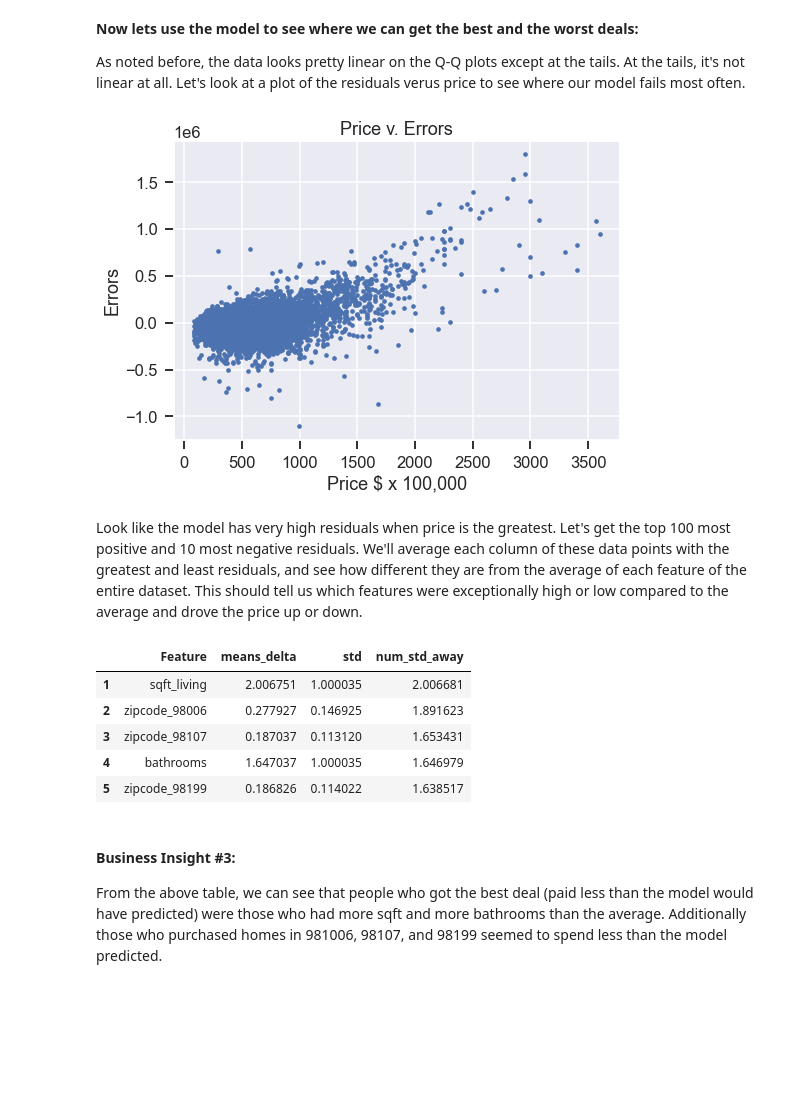
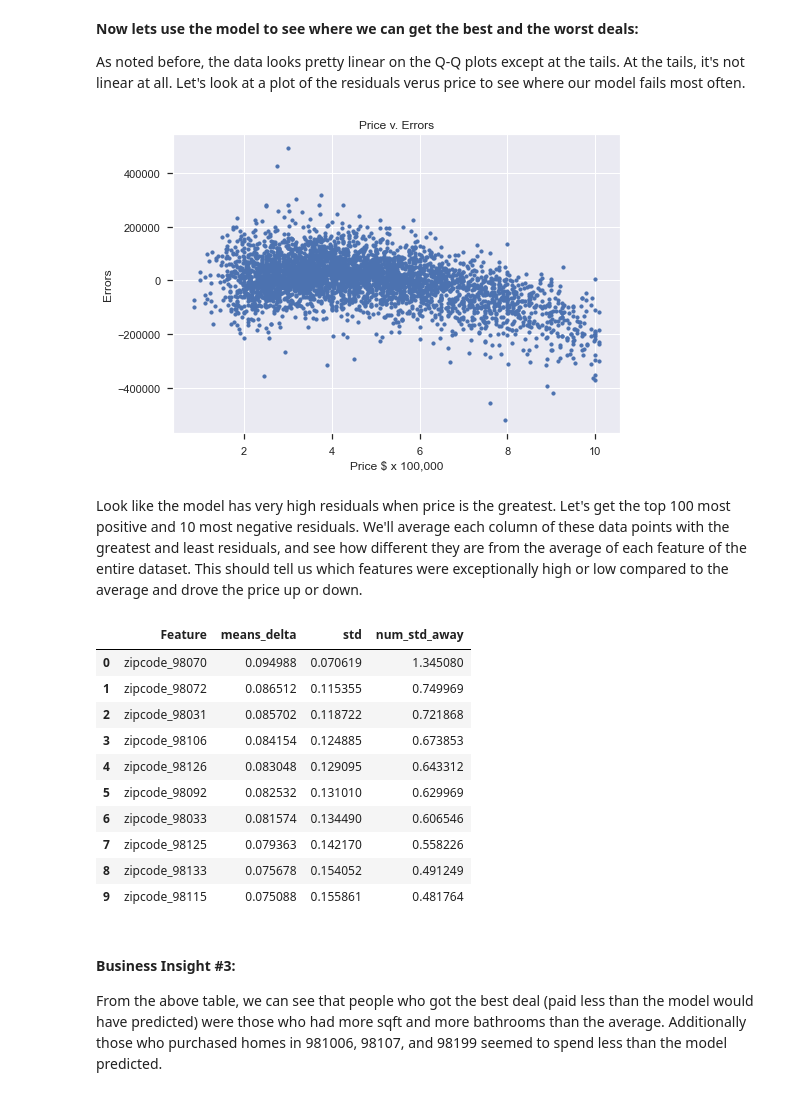
Before and after one commit to EvanHolder/module_2_project_old, a Jupyter notebook: student.ipynb, the cells around one changed output. Cells and saved outputs as stored; diff of their text form; code cells hidden in the pictures; blank space fills up the shorter version.

```diff
--- a/student.ipynb
+++ b/student.ipynb
@@ -112,0 +119,3 @@ plt.tight_layout()
+# %%
+expensive_prices_to_drop = data.loc[data.price > data.price.quantile(.95)].index
+data.drop(index=expensive_prices_to_drop, inplace=True)
@@ -1022,9 +1033,9 @@ B4_results_mod_2 = B4_results_mod.loc[B4_results_mod.Key=='Non-Zipcode']
 
 plt.figure(figsize=(15,10))
 sns.set_context('talk')
-X = B4_results_mod.Coefficient
-Y = B4_results_mod.Feature
-sns.scatterplot(x=X, y=Y, hue=B4_results_mod.Key);
+X_results_B4 = B4_results_mod.Coefficient
+Y_results_B4 = B4_results_mod.Feature
+sns.scatterplot(x=X_results_B4, y=Y_results_B4, hue=B4_results_mod.Key);
 #plt.scatter(x = B4_results_mod_1.Coefficient, y = B4_results_mod_1.Feature);
 
 #Create vertical line to show baseline zero
@@ -1147,15 +1156,32 @@ After adding `sqft_living` to the model, the coefficient for bedrooms has gone n
 **Now lets use the model to see where we can get the best and the worst deals:**
 
 As noted before, the data looks pretty linear on the Q-Q plots except at the tails. At the tails, it's not linear at all. Let's look at a plot of the residuals verus price to see where our model fails most often.
+# %%
+linreg = LinearRegression()
+
+#assign split
+X_train, X_test, y_train, y_test = train_test_split(X, y, test_size=.3)
+
+X_train_B4 = X_train[features_B4]
+X_test_B4 = X_test[features_B4]
+
+#fit model
+linreg.fit(X_train_B4, y_train)
+
+#predict y on training and test data
+y_hat_train = linreg.predict(X_train_B4)
+y_hat_test = linreg.predict(X_test_B4)
+
+#get the residuals
+train_residuals = y_hat_train - y_train
+test_residuals = y_hat_test - y_test
 # %%
-y_resid = model_B4.resid
-x_price = y/1000
-plt.scatter(x = x_price, y = y_resid, s=10);
+plt.scatter(x = y_test/100000, y = test_residuals, s=10);
 plt.xlabel('Price $ x 100,000');
 plt.ylabel('Errors');
 plt.title('Price v. Errors');
 # %% [output]
-[figure, old version]
+[figure, new version]
 # %% [markdown]
 Look like the model has very high residuals when price is the greatest. Let's get the top 100 most positive and 10 most negative residuals.  We'll average each column of these data points with the greatest and least residuals, and see how different they are from the average of each feature of the entire dataset.  This should tell us which features were exceptionally high or low compared to the average and drove the price up or down.
 # %%
@@ -1188,16 +1214,22 @@ num_std_top = means_delta_top/stdevs
 
 # Bottom Residuals: New dataframe to show the means_delta, std, and number of standard away, sort it by num_std_away
 residual_bottom = pd.DataFrame({'means_delta':means_delta_bottom, 'std':stdevs, 'num_std_away': num_std_bottom})
-residual_bottom = residual_bottom.sort_values(by='num_std_away', ascending=False).reset_index().head(6)
+residual_bottom = residual_bottom.sort_values(by='num_std_away', ascending=False).reset_index().head(10)
 residual_bottom.rename(columns={'index':'Feature'}, inplace=True)
-residual_bottom.loc[residual_bottom.Feature !='grade']
+#residual_bottom.loc[residual_bottom.Feature !='grade']
+residual_bottom
 # %% [output]
 |  | Feature | means_delta | std | num_std_away |
-| 1 | sqft_living | 2.006751 | 1.000035 | 2.006681 |
-| 2 | zipcode_98006 | 0.277927 | 0.146925 | 1.891623 |
-| 3 | zipcode_98107 | 0.187037 | 0.113120 | 1.653431 |
-| 4 | bathrooms | 1.647037 | 1.000035 | 1.646979 |
-| 5 | zipcode_98199 | 0.186826 | 0.114022 | 1.638517 |
+| 0 | zipcode_98070 | 0.094988 | 0.070619 | 1.345080 |
+| 1 | zipcode_98072 | 0.086512 | 0.115355 | 0.749969 |
+| 2 | zipcode_98031 | 0.085702 | 0.118722 | 0.721868 |
+| 3 | zipcode_98106 | 0.084154 | 0.124885 | 0.673853 |
+| 4 | zipcode_98126 | 0.083048 | 0.129095 | 0.643312 |
+| 5 | zipcode_98092 | 0.082532 | 0.131010 | 0.629969 |
+| 6 | zipcode_98033 | 0.081574 | 0.134490 | 0.606546 |
+| 7 | zipcode_98125 | 0.079363 | 0.142170 | 0.558226 |
+| 8 | zipcode_98133 | 0.075678 | 0.154052 | 0.491249 |
+| 9 | zipcode_98115 | 0.075088 | 0.155861 | 0.481764 |
 # %% [markdown]
 #### Business Insight #3:
 
```
Also changed, not shown: parts of 40 cells of this notebook.
